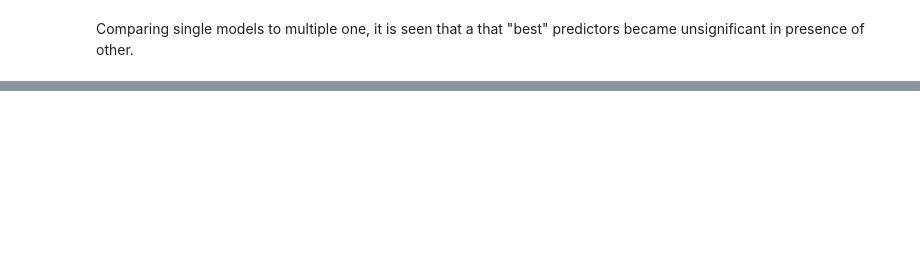
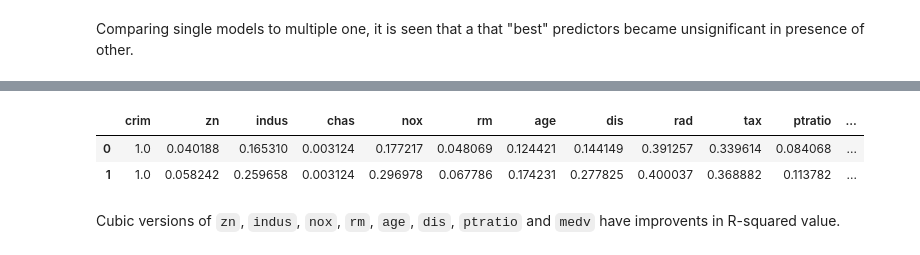
Before and after one commit to vivialprt/ISLR, a Jupyter notebook: Chapter3/Solution.ipynb, the cells around one changed output, grey strips where cells are left out. Cells and saved outputs as stored; diff of their text form; code cells hidden in the pictures; blank space fills up the shorter version.

```diff
--- a/Chapter3/Solution.ipynb
+++ b/Chapter3/Solution.ipynb
@@ -1325,4 +1327,5 @@ def test_predictor(predictor_name):
     print(f'R-squared: {model.rsquared:.3f}')
     print(f'RSE: {RSE(model, sm.add_constant(x), y):.3f}')
     print()
+    return model.params[1], model.rsquared
 # %%
@@ -1393,0 +1423,16 @@ Comparing single models to multiple one, it is seen that a that "best" predictor
+# %%
+def test_cubic(predictor_name):
+    y = data.crim
+    x = data[predictor_name]
+
+    model = sm.OLS(y, sm.add_constant(np.array([x, x ** 2, x ** 3]).T)).fit()
+    print(predictor_name)
+    print(f'T-value: {model.tvalues[1]:.2f} p-value: {model.pvalues[1]:.4f}')
+    print(f'R-squared: {model.rsquared:.3f}')
+    print(f'RSE: {RSE(model, sm.add_constant(np.array([x, x ** 2, x ** 3]).T), y):.3f}')
+    print()
+    return model.rsquared
+# %%
+r_sq2 = {}
+for col in data.columns:
+    r_sq2[col] = test_cubic(col)
@@ -1393,0 +1457,8 @@ Comparing single models to multiple one, it is seen that a that "best" predictor
+# %%
+pd.DataFrame([r_sq1, r_sq2])
+# %% [output]
+|  | crim | zn | indus | chas | nox | rm | age | dis | rad | tax | ptratio | ... |
+| 0 | 1.0 | 0.040188 | 0.165310 | 0.003124 | 0.177217 | 0.048069 | 0.124421 | 0.144149 | 0.391257 | 0.339614 | 0.084068 | ... |
+| 1 | 1.0 | 0.058242 | 0.259658 | 0.003124 | 0.296978 | 0.067786 | 0.174231 | 0.277825 | 0.400037 | 0.368882 | 0.113782 | ... |
+# %% [markdown]
+Cubic versions of `zn`, `indus`, `nox`, `rm`, `age`, `dis`, `ptratio` and `medv` have improvents in R-squared value.
```
Also changed, not shown: parts of 30 cells of this notebook.
